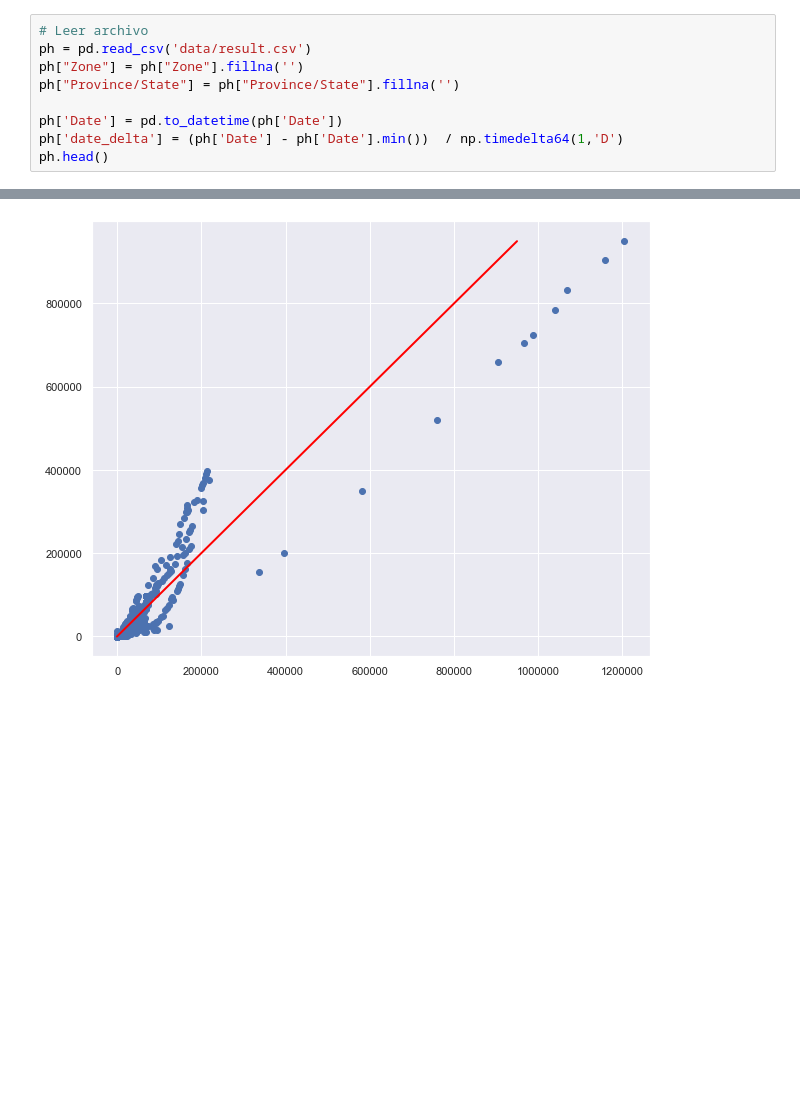
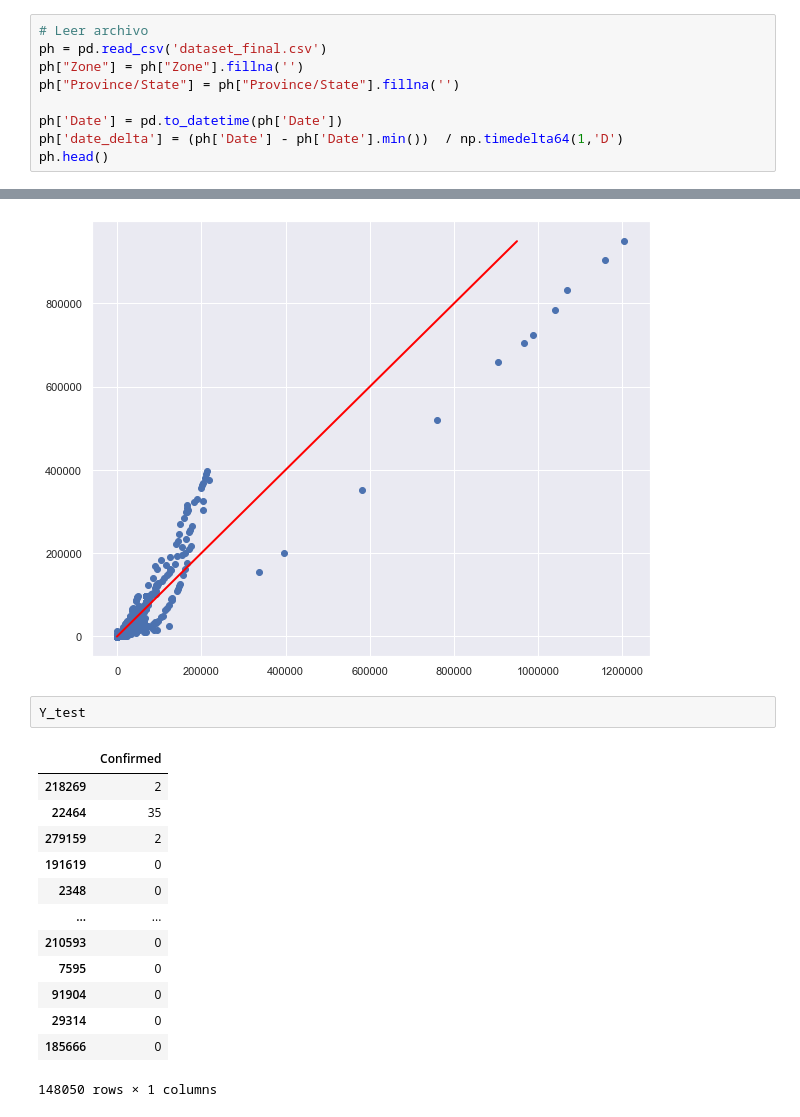
Before and after one commit to CarlosAvina/BI_Final, a Jupyter notebook: regresion_intento_1.ipynb, the cells around one changed output, grey strips where cells are left out. Drawn from its saved outputs; the diff is of its cells as text; blank space fills up the shorter version.

```diff
--- a/regresion_intento_1.ipynb
+++ b/regresion_intento_1.ipynb
@@ -6,7 +6,7 @@ import matplotlib.pyplot as plt
 import seaborn as sns
 # %%
 # Leer archivo
-ph = pd.read_csv('data/result.csv')
+ph = pd.read_csv('dataset_final.csv')
 ph["Zone"] = ph["Zone"].fillna('')
 ph["Province/State"] = ph["Province/State"].fillna('')
 
@@ -96,3 +96,19 @@ plt.plot(pred_space,pred_space,color = 'red', linewidth = 2)
 plt.show()
 # %% [output]
 [figure]
+# %%
+Y_test
+# %% [output]
+|  | Confirmed |
+| 218269 | 2 |
+| 22464 | 35 |
+| 279159 | 2 |
+| 191619 | 0 |
+| 2348 | 0 |
+| ... | ... |
+| 210593 | 0 |
+| 7595 | 0 |
+| 91904 | 0 |
+| 29314 | 0 |
+| 185666 | 0 |
+148050 rows × 1 columns
```
Also changed, not shown: parts of 2 cells of this notebook, 5 other files.
